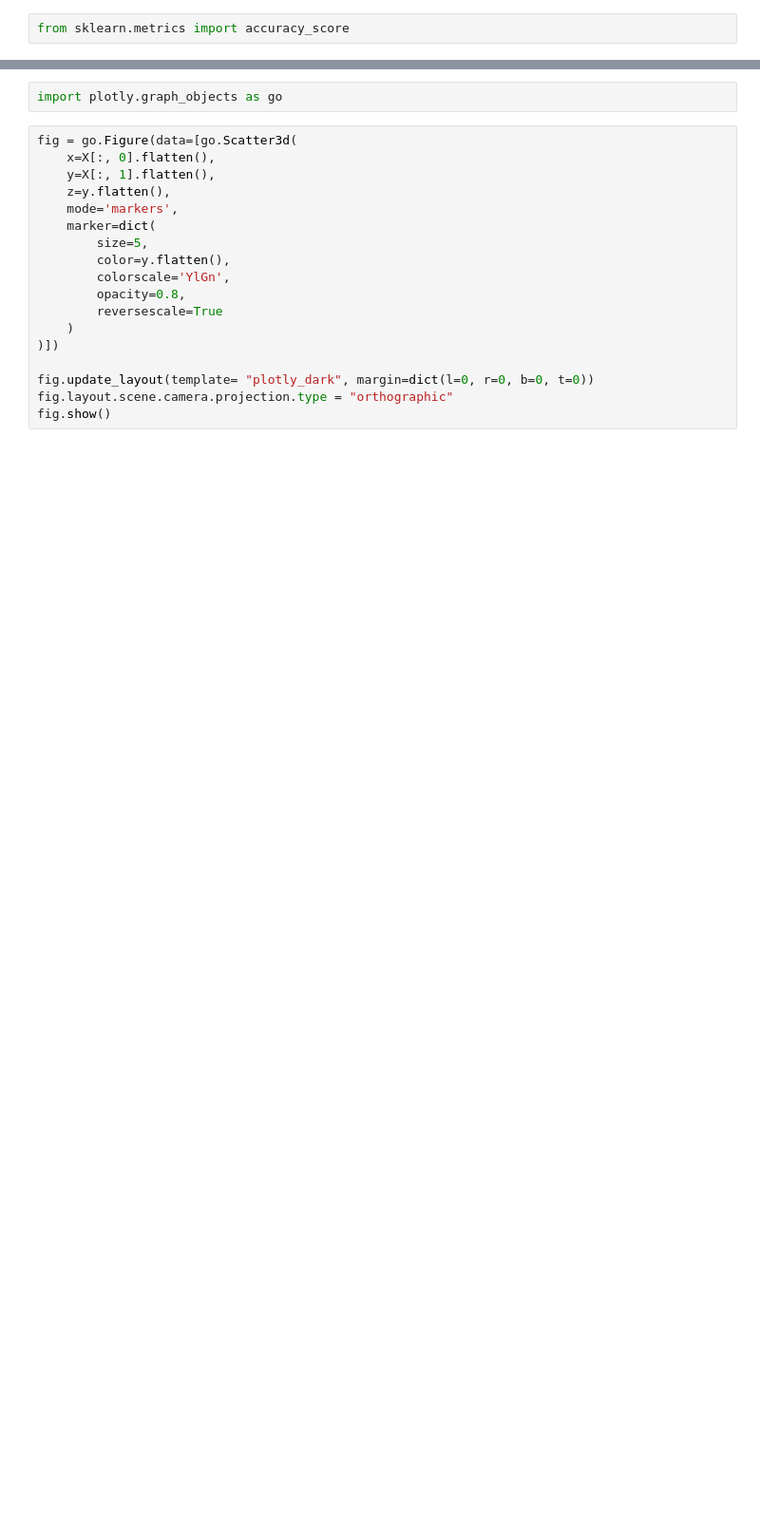
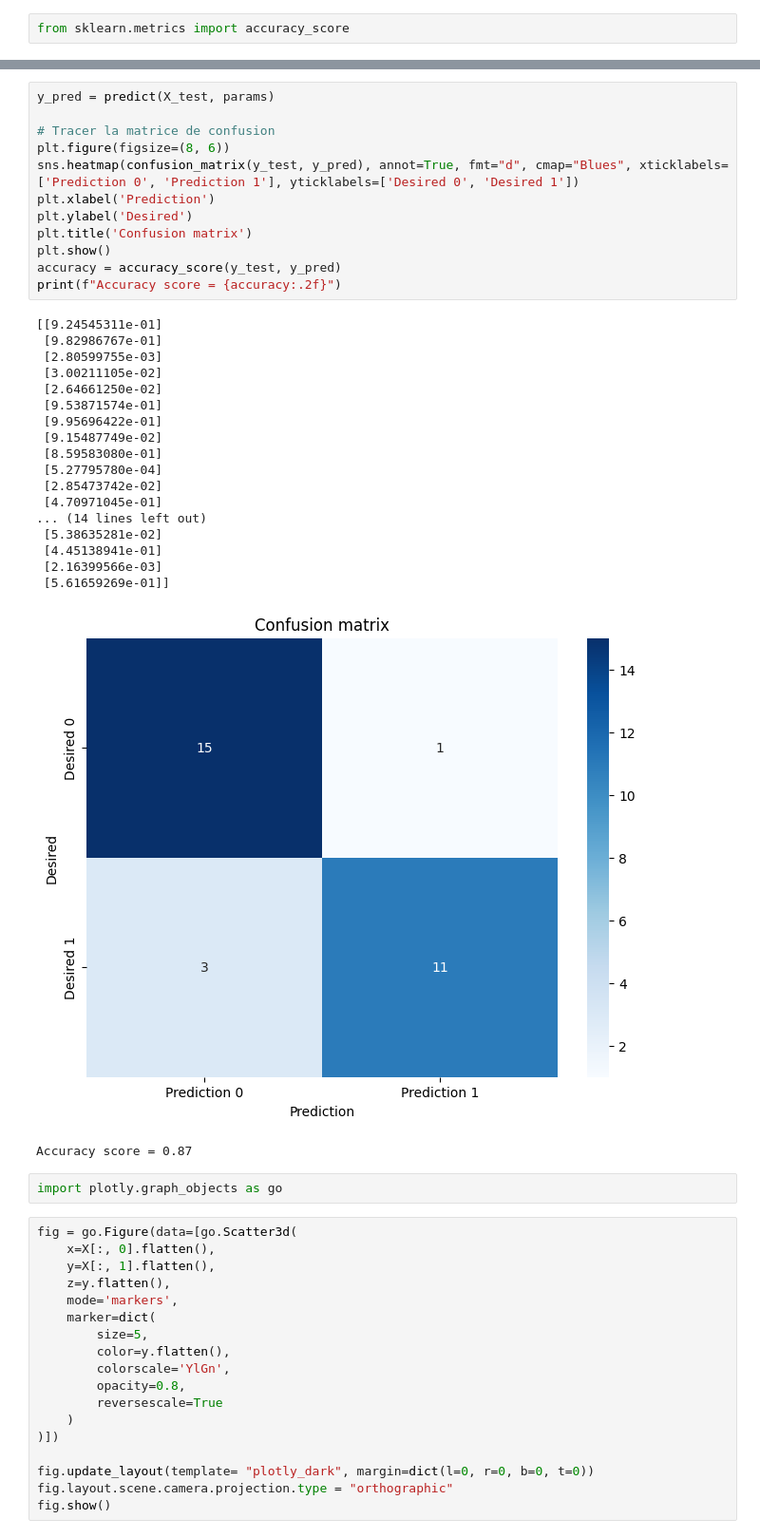
Before and after one commit to linalouati9/Learn-Deep-Learning, a Jupyter notebook: 01_artificial_neuron.ipynb, the cells around one changed output, grey strips where cells are left out. Shown: that part at 95% size. Drawn from its saved outputs; the diff is of its cells as text; blank space fills up the shorter version.

```diff
--- a/01_artificial_neuron.ipynb
+++ b/01_artificial_neuron.ipynb
@@ -214,4 +221,36 @@ predict(new_plant, params)
 array([False])
+# %%
+y_pred = predict(X_test, params)
+
+# Tracer la matrice de confusion
+plt.figure(figsize=(8, 6))
+sns.heatmap(confusion_matrix(y_test, y_pred), annot=True, fmt="d", cmap="Blues", xticklabels=['Prediction 0', 'Prediction 1'], yticklabels=['Desired 0', 'Desired 1'])
+plt.xlabel('Prediction')
+plt.ylabel('Desired')
+plt.title('Confusion matrix')
+plt.show()
+accuracy = accuracy_score(y_test, y_pred)
+print(f"Accuracy score = {accuracy:.2f}")
+# %% [output]
+[[9.24545311e-01]
+ [9.82986767e-01]
+ [2.80599755e-03]
+ [3.00211105e-02]
+ [2.64661250e-02]
+ [9.53871574e-01]
+ [9.95696422e-01]
+ [9.15487749e-02]
+ [8.59583080e-01]
+ [5.27795780e-04]
+ [2.85473742e-02]
+ [4.70971045e-01]
+... (14 lines left out)
+ [5.38635281e-02]
+ [4.45138941e-01]
+ [2.16399566e-03]
+ [5.61659269e-01]]
+[figure, added]
+Accuracy score = 0.87
 # %%
 import plotly.graph_objects as go
 # %%
```
Also changed, not shown: parts of 21 cells of this notebook.
